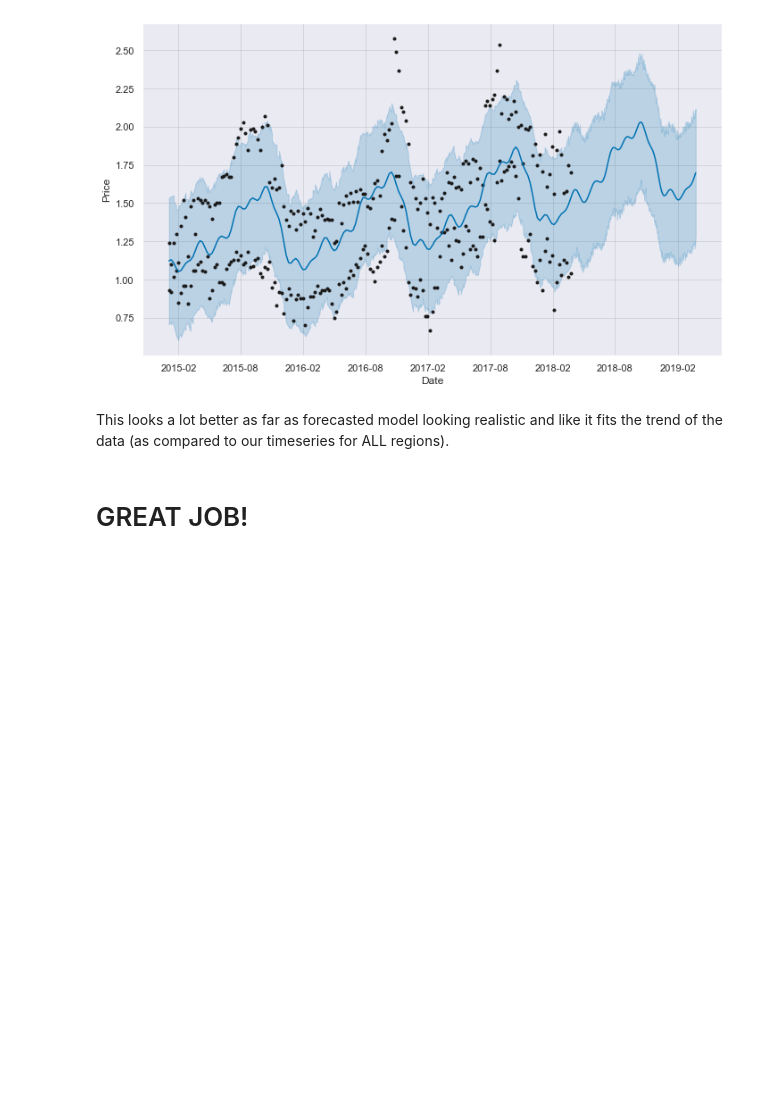
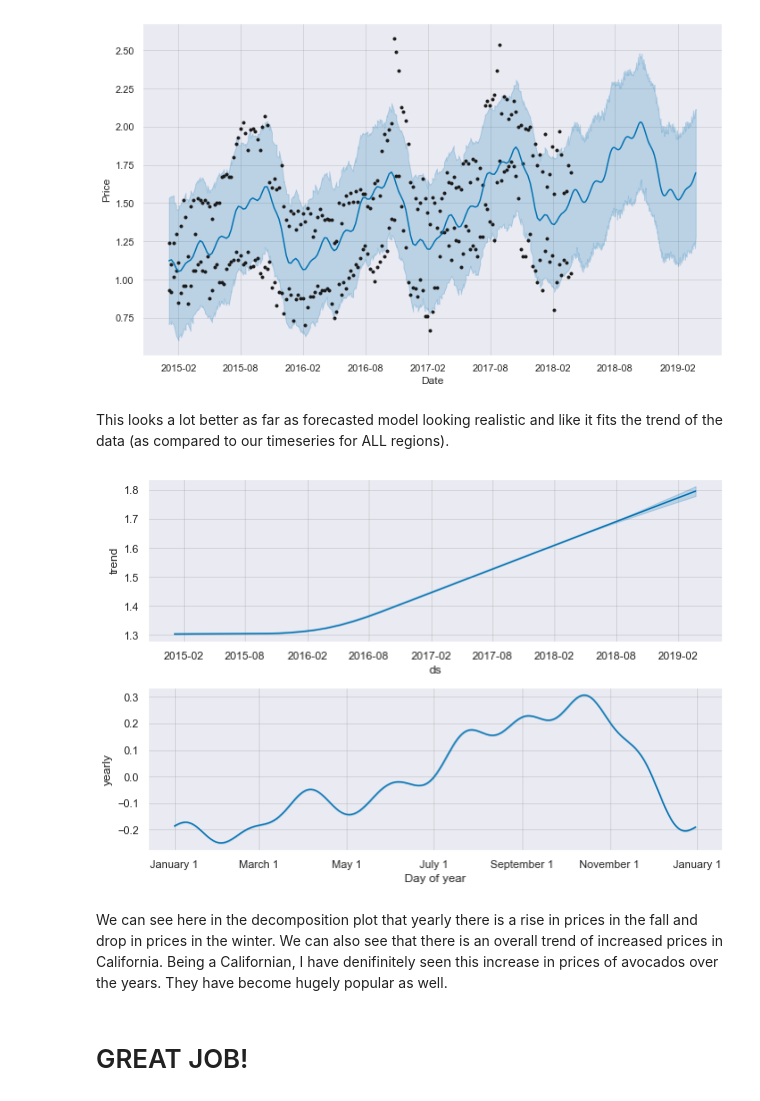
Before and after one commit to JessicaFB/Avocado-Time-Series, a Jupyter notebook: Predict Future Prices Using Facebook Prophet Skeleton.ipynb, the cells around one changed output. Drawn from its saved outputs; the diff is of its cells as text; code cells hidden in the pictures; blank space fills up the shorter version.

```diff
--- a/Predict Future Prices Using Facebook Prophet Skeleton.ipynb
+++ b/Predict Future Prices Using Facebook Prophet Skeleton.ipynb
@@ -478,4 +476,8 @@ figure = m.plot(forecast, xlabel='Date', ylabel='Price')
 # %%
-figure3 = m.plot_components(forecast)
+figure4 = m.plot_components(forecast)
+# %% [output]
+[figure, added]
+# %% [markdown]
+We can see here in the decomposition plot that yearly there is a rise in prices in the fall and drop in prices in the winter. We can also see that there is an overall trend of increased prices in California. Being a Californian, I have denifinitely seen this increase in prices of avocados over the years. They have become hugely popular as well.
 # %% [markdown]
 # GREAT JOB!
```
Also changed, not shown: parts of 1 cell of this notebook.
